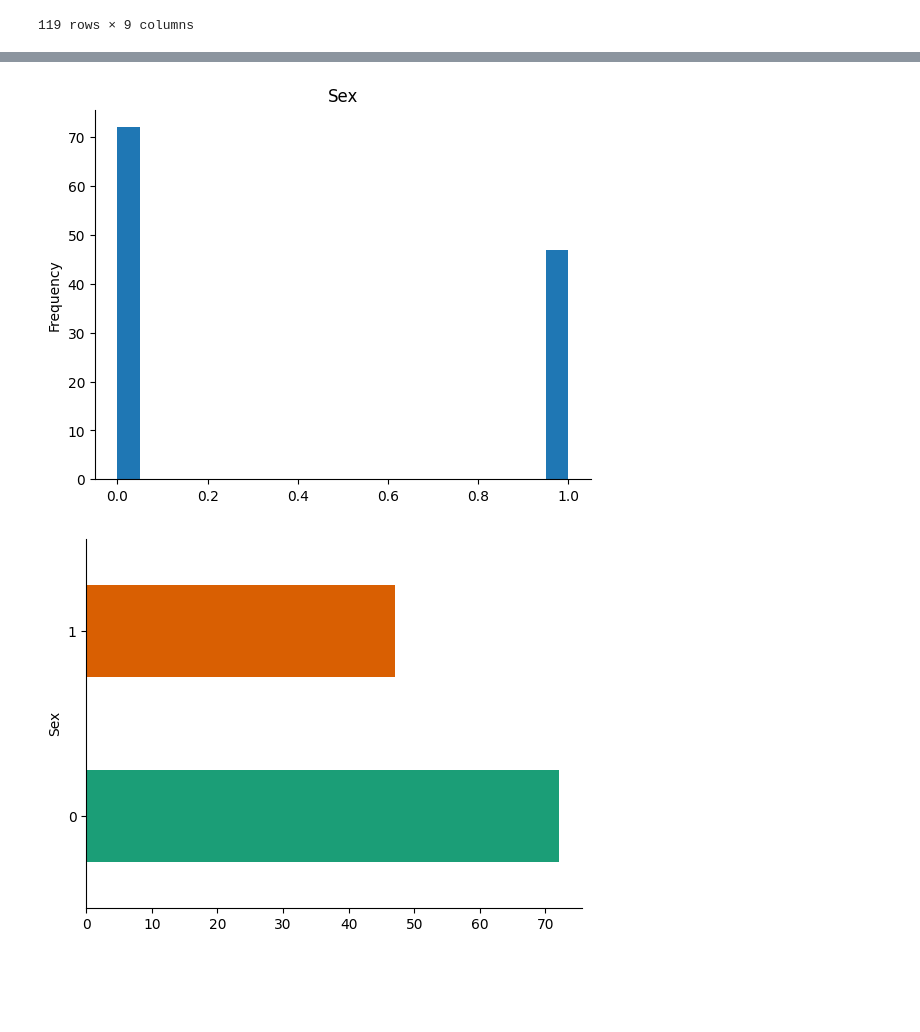
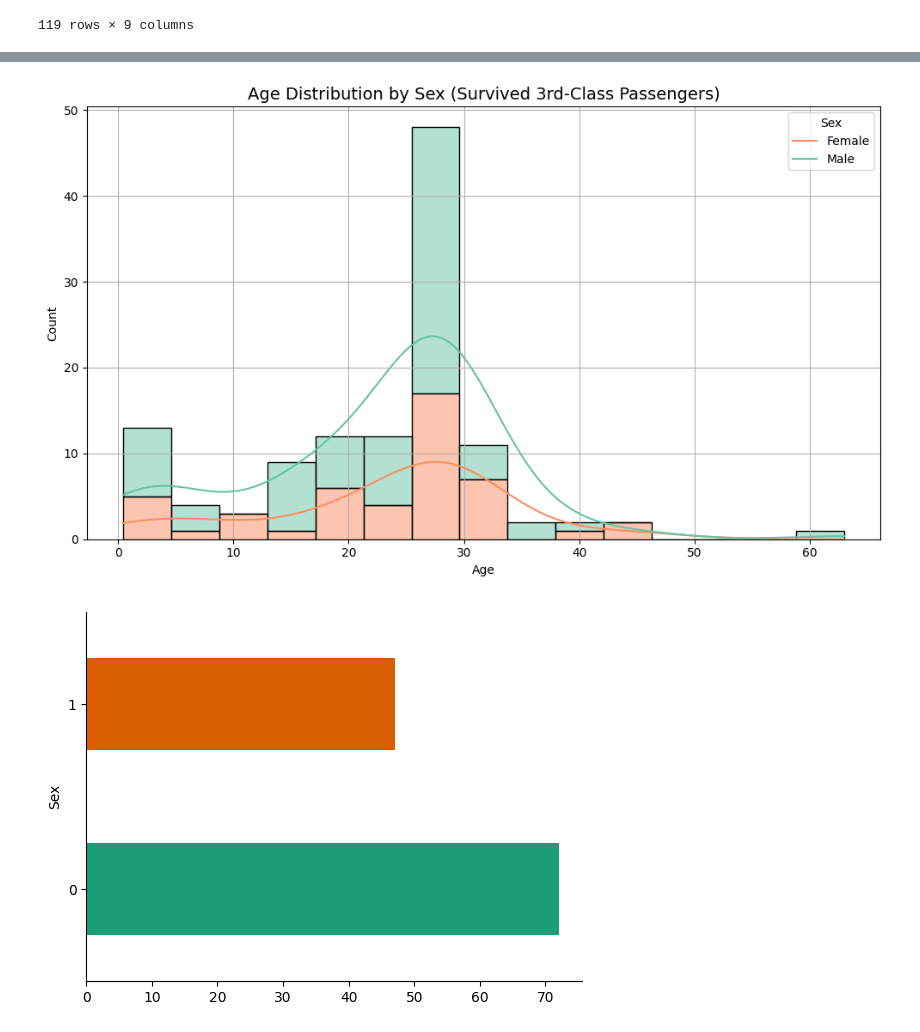
Before and after one commit to Elnabrees/Parallel-Computing, a Jupyter notebook: titanic_project.ipynb, the cells around one changed output, grey strips where cells are left out. Saved outputs shown, nothing was run; the diff lists cells and outputs as text; code cells hidden in the pictures; blank space fills up the shorter version.

```diff
--- a/titanic_project.ipynb
+++ b/titanic_project.ipynb
@@ -352,11 +344,28 @@ plt.gca().spines[['top', 'right',]].set_visible(False)
-# %%
-# @title Sex
-
-from matplotlib import pyplot as plt
-survived_ds_passengers['Sex'].plot(kind='hist', bins=20, title='Sex')
-plt.gca().spines[['top', 'right',]].set_visible(False)
-# %% [output]
-[figure, removed]
+# %%
+import pandas as pd
+import seaborn as sns
+import matplotlib.pyplot as plt
+
+# Filter survived 3rd-class passengers
+survived_ds_passengers = df[(df['Pclass'] == 3) & (df['Survived'] == 1)]
+
+# Drop rows with missing ages
+survived_ds_passengers = survived_ds_passengers.dropna(subset=['Age'])
+
+# Plot histogram
+plt.figure(figsize=(10, 6))
+sns.histplot(data=survived_ds_passengers, x='Age', hue='Sex', bins=15, kde=True, palette='Set2', multiple='stack')
+
+# Labels and title
+plt.title('Age Distribution by Sex (Survived 3rd-Class Passengers)', fontsize=14)
+plt.xlabel('Age')
+plt.ylabel('Count')
+plt.legend(title='Sex', labels=['Female', 'Male'])  # assumes 'female' comes before 'male'
+plt.grid(True)
+plt.tight_layout()
+plt.show()
+# %% [output]
+[figure, added]
 # %%
 # @title Sex
 
```
Also changed, not shown: parts of 1 cell of this notebook.
